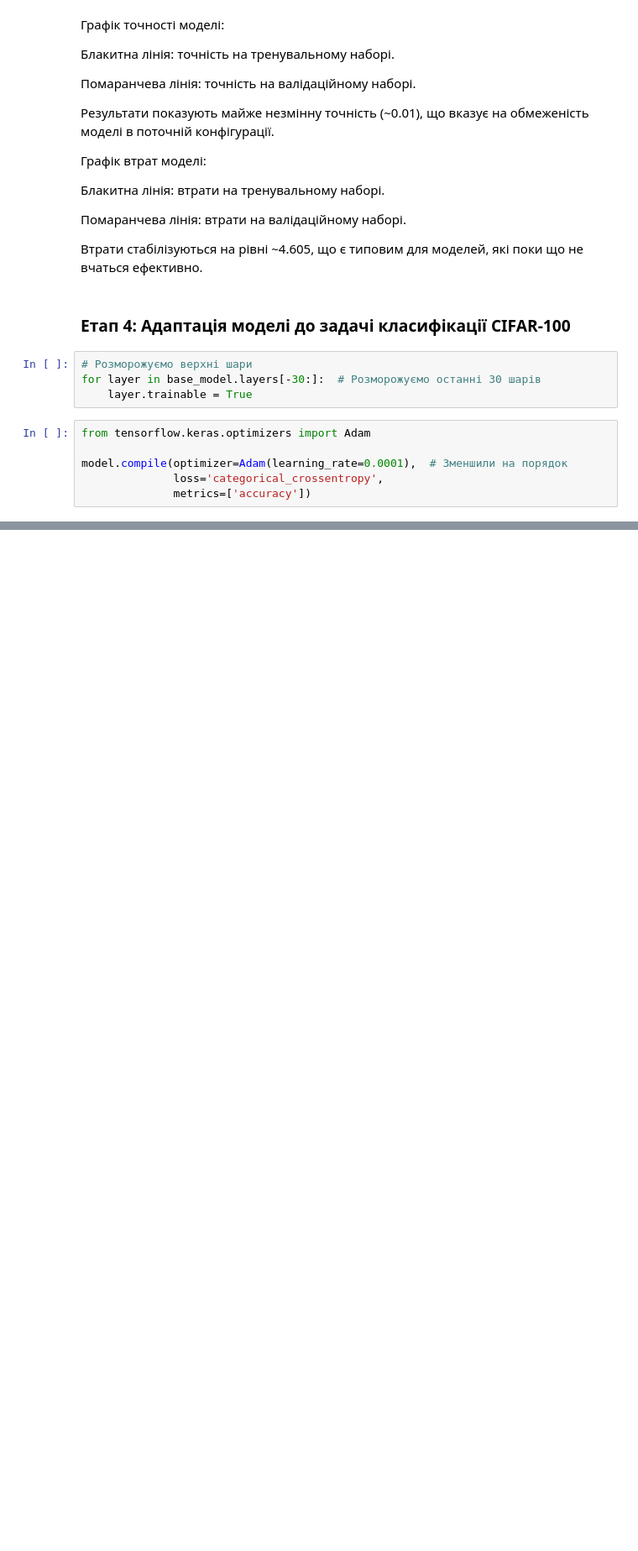
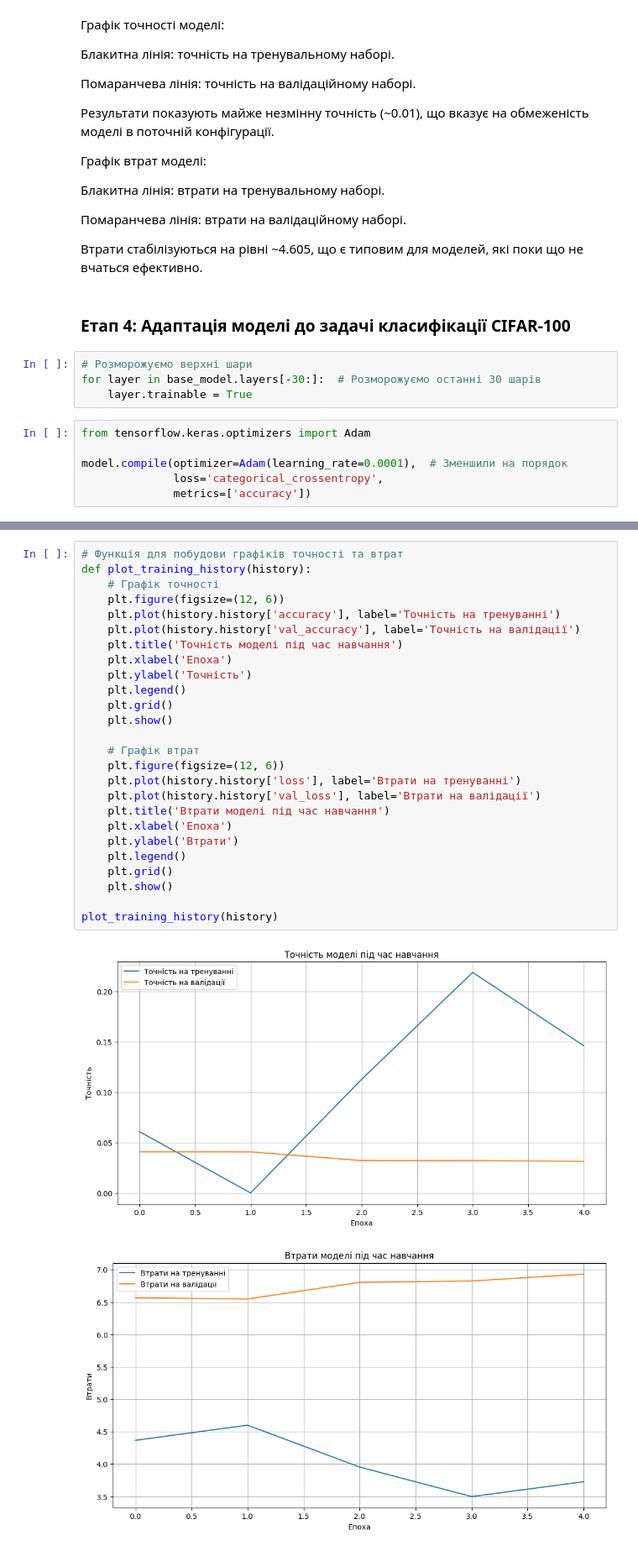
Before and after one commit to kurkur19/Neural_networks_Al_Khmuz_BS_25, a Jupyter notebook: 9lab_NN_Al_Khmuz_BS_25.ipynb, the cells around one changed output, grey strips where cells are left out. Shown: that part at 84% size. Saved outputs shown, nothing was run; the diff lists cells and outputs as text; blank space fills up the shorter version.

```diff
--- a/9lab_NN_Al_Khmuz_BS_25.ipynb
+++ b/9lab_NN_Al_Khmuz_BS_25.ipynb
@@ -437,0 +476,29 @@ history = model.fit(
+# %%
+# Функція для побудови графіків точності та втрат
+def plot_training_history(history):
+    # Графік точності
+    plt.figure(figsize=(12, 6))
+    plt.plot(history.history['accuracy'], label='Точність на тренуванні')
+    plt.plot(history.history['val_accuracy'], label='Точність на валідації')
+    plt.title('Точність моделі під час навчання')
+    plt.xlabel('Епоха')
+    plt.ylabel('Точність')
+    plt.legend()
+    plt.grid()
+    plt.show()
+
+    # Графік втрат
+    plt.figure(figsize=(12, 6))
+    plt.plot(history.history['loss'], label='Втрати на тренуванні')
+    plt.plot(history.history['val_loss'], label='Втрати на валідації')
+    plt.title('Втрати моделі під час навчання')
+    plt.xlabel('Епоха')
+    plt.ylabel('Втрати')
+    plt.legend()
+    plt.grid()
+    plt.show()
+
+plot_training_history(history)
+# %% [output]
+[figure, added]
+[figure, added]
```
Also changed, not shown: parts of 10 cells of this notebook.
